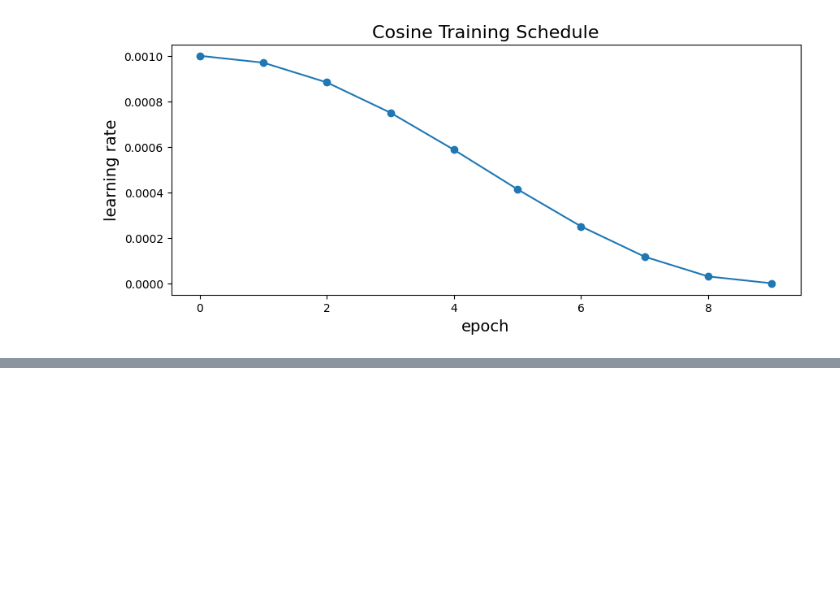
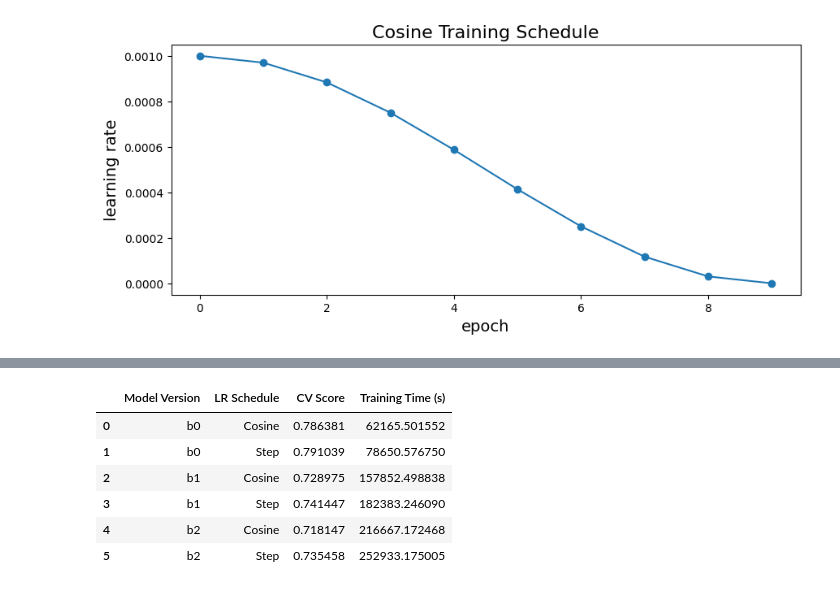
Before and after one commit to KemalSahin2001/kaggle-harmful-brain-activity, a Jupyter notebook: notebooks/StarterNotebook.ipynb, the cells around one changed output, grey strips where cells are left out. Drawn from its saved outputs; the diff is of its cells as text; code cells hidden in the pictures; blank space fills up the shorter version.

Commit message:
trainign done!

```diff
--- a/notebooks/StarterNotebook.ipynb
+++ b/notebooks/StarterNotebook.ipynb
@@ -134,3 +158,0 @@ LR = tf.keras.callbacks.LearningRateScheduler(step_scheduler, verbose = True)
-# %%
-# Adjusted call to train_model
-all_oof, all_true = train_model(train, DataGenerator, strategy, build_model, VER, EPOCHS, LR, TARGETS, USE_KAGGLE_SPECTROGRAMS, USE_EEG_SPECTROGRAMS, LOAD_MODELS_FROM=None,specs=spectrograms, eeg_specs=all_eegs)
@@ -145,9 +158,0 @@ Epoch 1/4
-# %%
-oof = pd.DataFrame(all_oof.copy())
-oof['id'] = np.arange(len(oof))
-
-true = pd.DataFrame(all_true.copy())
-true['id'] = np.arange(len(true))
-
-cv = score(solution=true, submission=oof, row_id_column_name='id')
-print('CV Score KL-Div for EfficientNetB2 =',cv)
@@ -153,0 +351,11 @@ print('CV Score KL-Div for EfficientNetB2 =',cv)
+# %%
+results_df = pd.DataFrame(results)
+results_df
+# %% [output]
+|  | Model Version | LR Schedule | CV Score | Training Time (s) |
+| 0 | b0 | Cosine | 0.786381 | 62165.501552 |
+| 1 | b0 | Step | 0.791039 | 78650.576750 |
+| 2 | b1 | Cosine | 0.728975 | 157852.498838 |
+| 3 | b1 | Step | 0.741447 | 182383.246090 |
+| 4 | b2 | Cosine | 0.718147 | 216667.172468 |
+| 5 | b2 | Step | 0.735458 | 252933.175005 |
```
Also changed, not shown: parts of 12 cells of this notebook, 4 other files.
